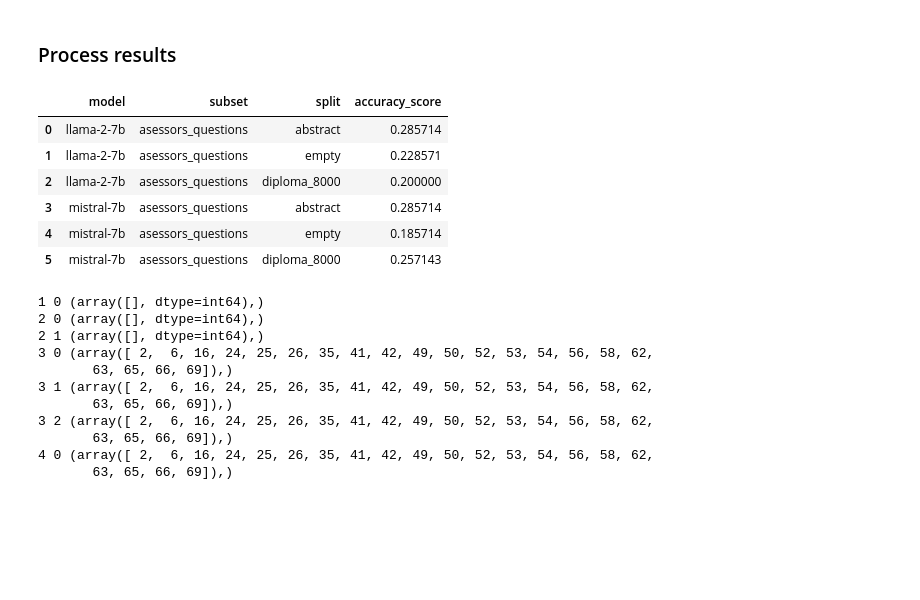
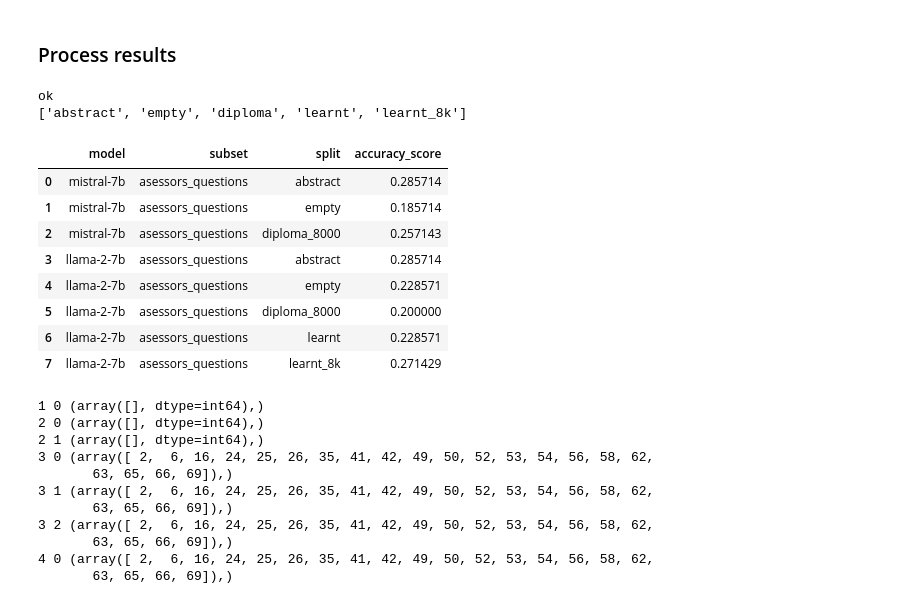
Before and after one commit to DenisovNikita/long_context_LLMs, a Jupyter notebook: src/notebooks/metrics_calculation/mera_process_results.ipynb, the cells around one changed output. Cells and saved outputs as stored; diff of their text form; code cells hidden in the pictures; blank space fills up the shorter version.

Commit message:
Add inference asessors questions for learnt pefts

```diff
--- a/src/notebooks/metrics_calculation/mera_process_results.ipynb
+++ b/src/notebooks/metrics_calculation/mera_process_results.ipynb
@@ -13,31 +13,40 @@ with open(ARTIFACTS_DIR_PATH.joinpath("datasets/diplomas_asessors_questions/mcs_
 # %%
 rows = []
 pred_by_model = dict()
 for baseline_model in HUGGINFACE_BASELINE_MODELS:
-    for split in ["abstract", "empty", "diploma"]:
+    splits = ["abstract", "empty", "diploma"]
+    if baseline_model == LLAMA_2_7B:
+        print("ok")
+        splits.extend(["learnt", "learnt_8k"])
+        print(splits)
+    for split in splits:
         metric_path = ARTIFACTS_DIR_PATH.joinpath(f"metrics/diplomas_asessors_questions/{split}/{baseline_model}/") # get_metric_dir_path(baseline_model, subset, name, split)
         with open(metric_path.joinpath("answers.jsonl"), "r") as f:
             answers = json.load(f)
         pred = [x["answer"] for x in answers]
         pred_by_model[f"{split}_{baseline_model}"] = pred
         true = [x["outputs"] for x in dataset]
         rows.append({
             "model": baseline_model,
             "subset": "asessors_questions",
             "split": f"{split}_8000" if split == "diploma" else split,
             "accuracy_score": accuracy_score(true, pred),
         })
 df = pd.DataFrame(rows)
 df.to_csv(METRICS_DIR_PATH/"asessors.csv")
 df
 # %% [output]
+ok
+['abstract', 'empty', 'diploma', 'learnt', 'learnt_8k']
 |  | model | subset | split | accuracy_score |
-| 0 | llama-2-7b | asessors_questions | abstract | 0.285714 |
-| 1 | llama-2-7b | asessors_questions | empty | 0.228571 |
-| 2 | llama-2-7b | asessors_questions | diploma_8000 | 0.200000 |
-| 3 | mistral-7b | asessors_questions | abstract | 0.285714 |
-| 4 | mistral-7b | asessors_questions | empty | 0.185714 |
-| 5 | mistral-7b | asessors_questions | diploma_8000 | 0.257143 |
+| 0 | mistral-7b | asessors_questions | abstract | 0.285714 |
+| 1 | mistral-7b | asessors_questions | empty | 0.185714 |
+| 2 | mistral-7b | asessors_questions | diploma_8000 | 0.257143 |
+| 3 | llama-2-7b | asessors_questions | abstract | 0.285714 |
+| 4 | llama-2-7b | asessors_questions | empty | 0.228571 |
+| 5 | llama-2-7b | asessors_questions | diploma_8000 | 0.200000 |
+| 6 | llama-2-7b | asessors_questions | learnt | 0.228571 |
+| 7 | llama-2-7b | asessors_questions | learnt_8k | 0.271429 |
 # %%
 for i in range(6):
     for j in range(i):
```
Also changed, not shown: 2 other files.
